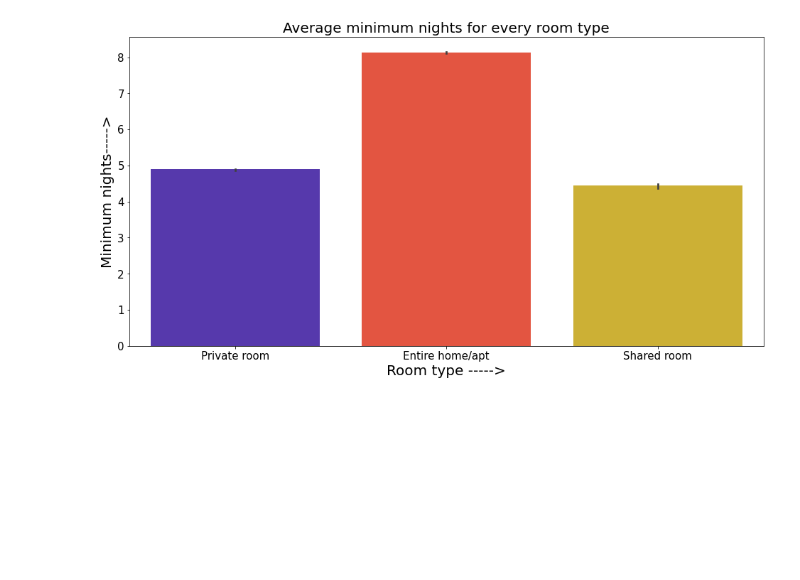
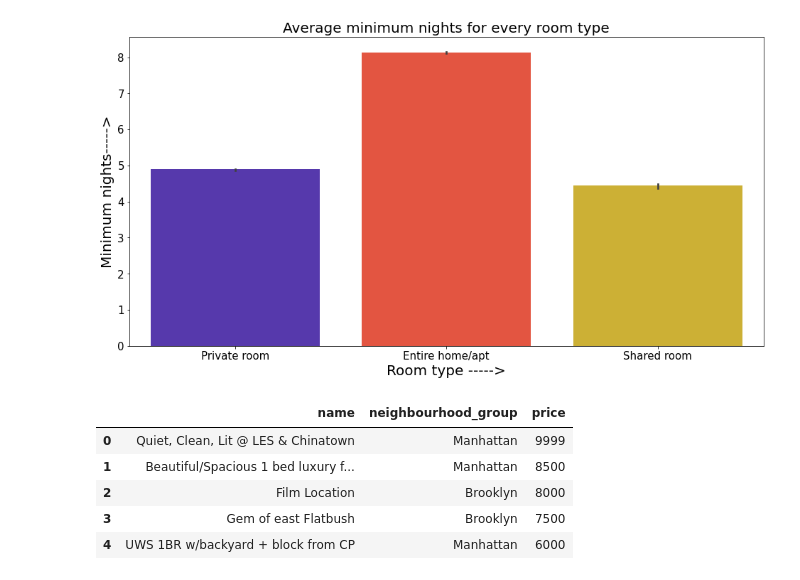
Before and after one commit to amol004/Airbnb-booking-analysis, a Jupyter notebook: Airbnb_bookings_analysis.ipynb, the cells around one changed output. Cells and saved outputs as stored; diff of their text form; code cells hidden in the pictures; blank space fills up the shorter version.

```diff
--- a/Airbnb_bookings_analysis.ipynb
+++ b/Airbnb_bookings_analysis.ipynb
@@ -230,3 +230,14 @@ plt.xlabel('Room type ----->',fontsize=20)
 plt.ylabel('Minimum nights----->',fontsize=20);
 # %% [output]
 [figure]
+# %%
+# Top 5 most expensive properties and their locations
+bb=airbnb_df.groupby(['name','neighbourhood_group'])['price'].max().sort_values(ascending=False).head()
+bb.reset_index()
+# %% [output]
+|  | name | neighbourhood_group | price |
+| 0 | Quiet, Clean, Lit @ LES & Chinatown | Manhattan | 9999 |
+| 1 | Beautiful/Spacious 1 bed luxury f... | Manhattan | 8500 |
+| 2 | Film Location | Brooklyn | 8000 |
+| 3 | Gem of east Flatbush | Brooklyn | 7500 |
+| 4 | UWS 1BR w/backyard + block from CP | Manhattan | 6000 |
```
Also changed, not shown: parts of 3 cells of this notebook.
